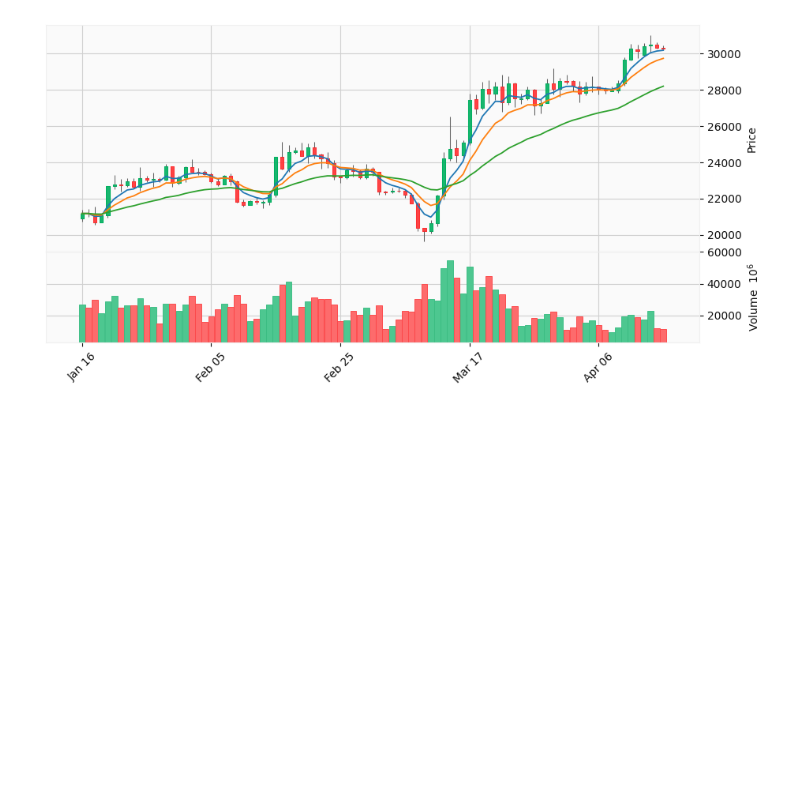
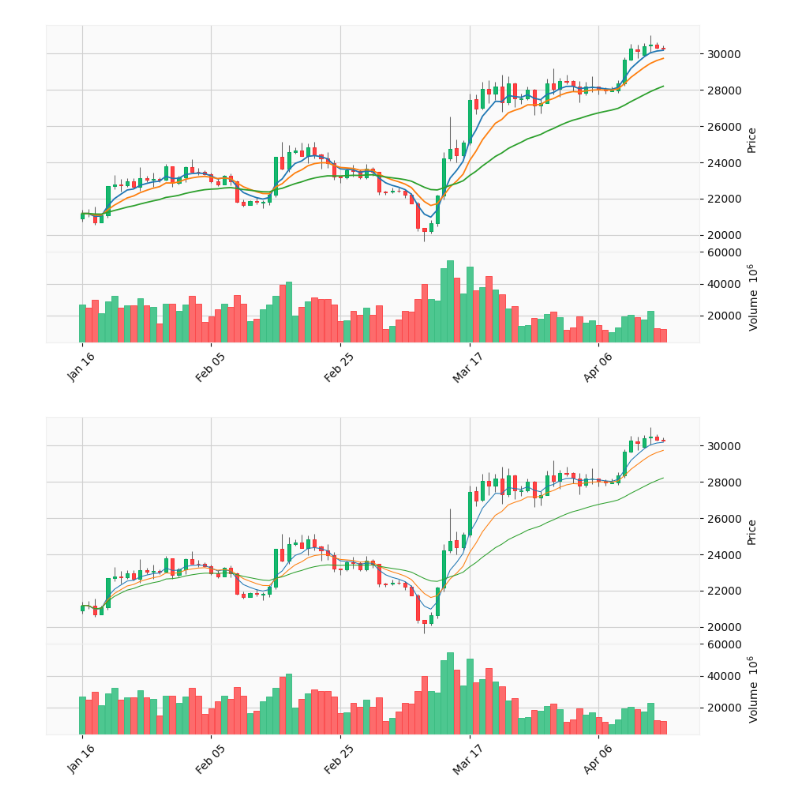
Before and after one commit to kfivap/financial-studybook, a Jupyter notebook: code/3.exponential-moving-average.ipynb, the cells around one changed output. Drawn from its saved outputs; the diff is of its cells as text; code cells hidden in the pictures; blank space fills up the shorter version.

```diff
--- a/code/3.exponential-moving-average.ipynb
+++ b/code/3.exponential-moving-average.ipynb
@@ -43,3 +44,18 @@ mpf.plot(df, type='candle', style='yahoo', volume=True, figratio=(8,4), alines =
 mpf.plot(df, type='candle', style='yahoo', volume=True, figratio=(8,4),ema=(5, 10, 30))
 # %% [output]
 [figure]
+# %%
+# one line add to df and plot
+df['ewm5'] = df['close'].ewm(span=5).mean()
+df['ewm10'] = df['close'].ewm(span=10).mean()
+df['ewm30'] = df['close'].ewm(span=30).mean()
+
+ap =  [
+    mpf.make_addplot(df['ewm5'], panel=0, width=0.75),
+    mpf.make_addplot(df['ewm10'], panel=0, width=0.75),
+    mpf.make_addplot(df['ewm30'], panel=0, width=0.75),
+]
+
+mpf.plot(df, type='candle', style='yahoo', volume=True, figratio=(8,4), addplot=ap)
+# %% [output]
+[figure, added]
```
Also changed, not shown: parts of 1 cell of this notebook, 3 other files.
